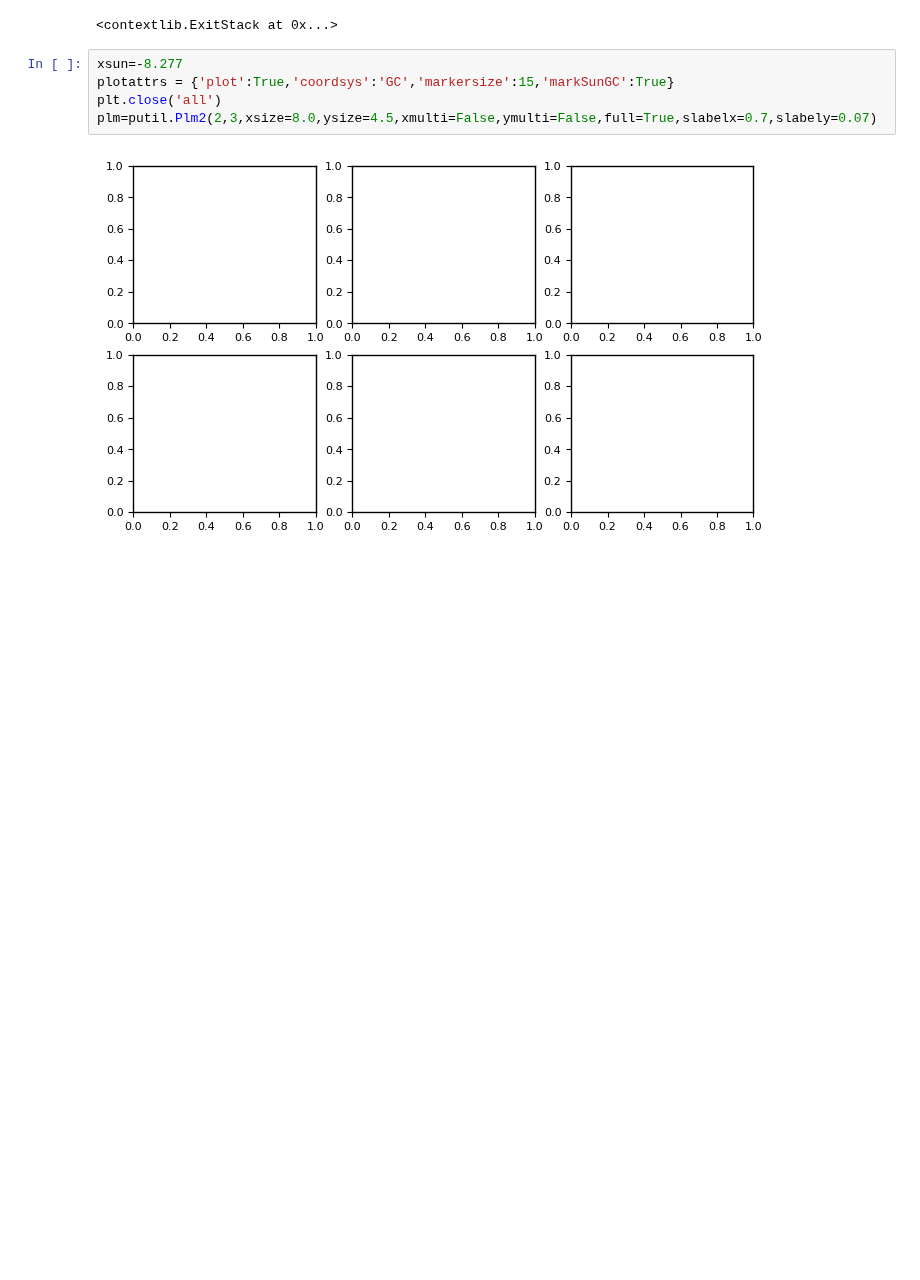
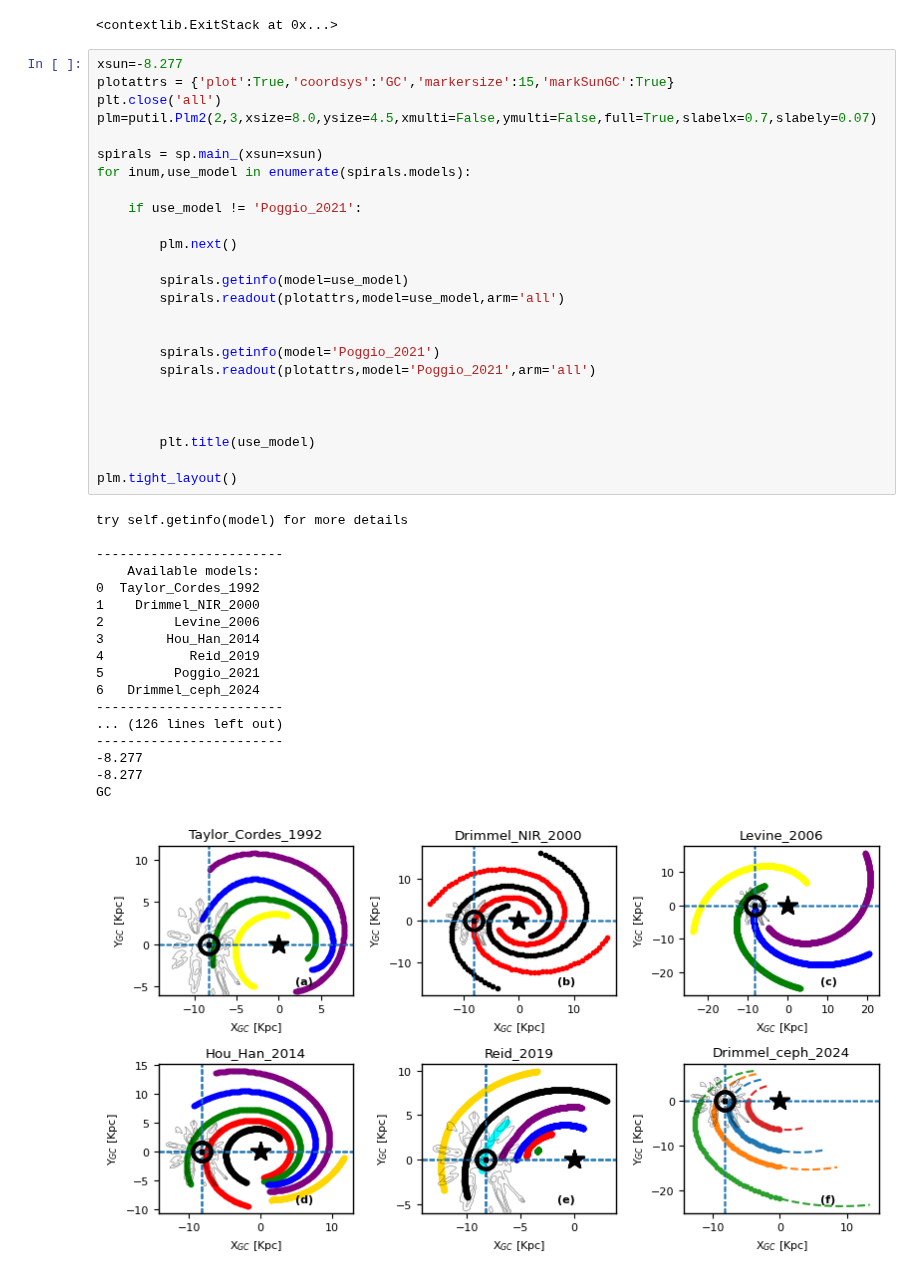
Before and after one commit to Abhaypru/SpiralMap, a Jupyter notebook: demo.ipynb, the cells around one changed output. Drawn from its saved outputs; the diff is of its cells as text; blank space fills up the shorter version.

```diff
--- a/demo.ipynb
+++ b/demo.ipynb
@@ -12,7 +12,44 @@ plt.ion()
 # %%
 xsun=-8.277
 plotattrs = {'plot':True,'coordsys':'GC','markersize':15,'markSunGC':True}
 plt.close('all')
 plm=putil.Plm2(2,3,xsize=8.0,ysize=4.5,xmulti=False,ymulti=False,full=True,slabelx=0.7,slabely=0.07)
+
+spirals = sp.main_(xsun=xsun)
+for inum,use_model in enumerate(spirals.models):
+
+	if use_model != 'Poggio_2021':
+
+		plm.next()
+
+		spirals.getinfo(model=use_model)
+		spirals.readout(plotattrs,model=use_model,arm='all')
+
+
+		spirals.getinfo(model='Poggio_2021')
+		spirals.readout(plotattrs,model='Poggio_2021',arm='all')
+
+
+
+		plt.title(use_model)
+
+plm.tight_layout()
 # %% [output]
+try self.getinfo(model) for more details
+
+------------------------
+    Available models:
+0  Taylor_Cordes_1992
+1    Drimmel_NIR_2000
+2         Levine_2006
+3        Hou_Han_2014
+4           Reid_2019
+5         Poggio_2021
+6   Drimmel_ceph_2024
+------------------------
+... (126 lines left out)
+------------------------
+-8.277
+-8.277
+GC
-[figure, old version]
+[figure, new version]
```
